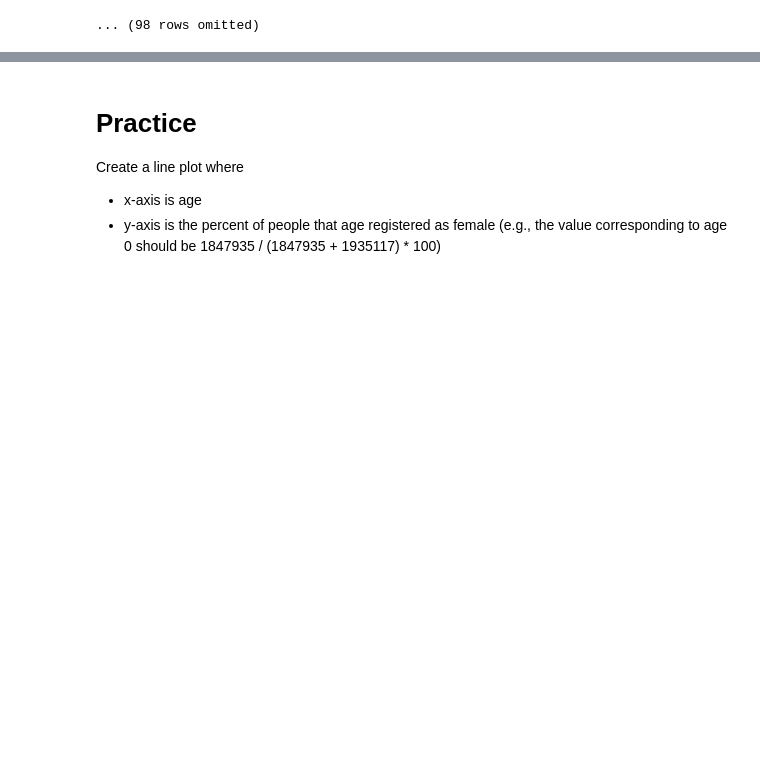
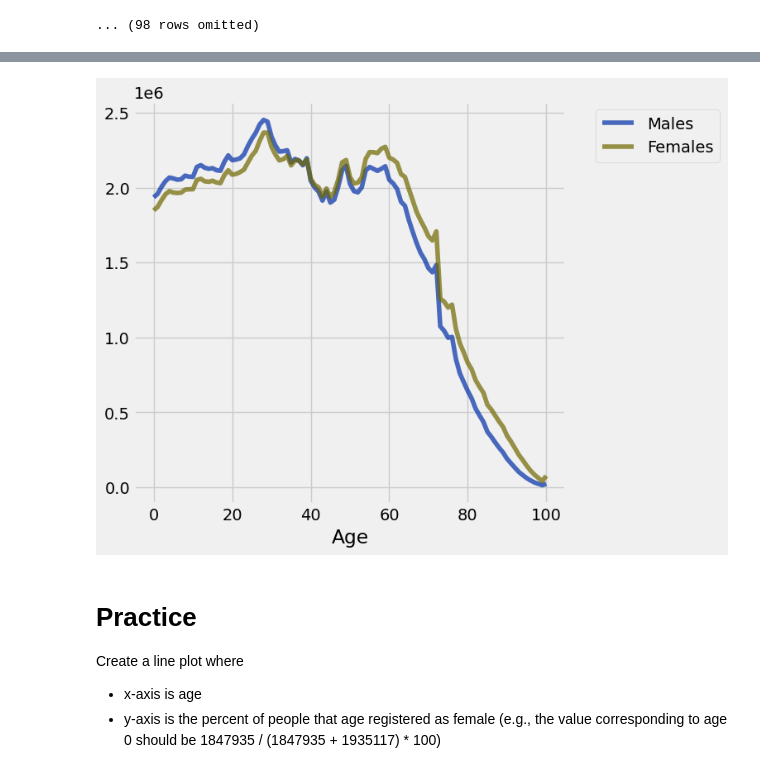
Before and after one commit to cohlrich/Intro-to-data-analytics---cohlrich, a Jupyter notebook: visualizations/visualizations.ipynb, the cells around one changed output, grey strips where cells are left out. Cells and saved outputs as stored; diff of their text form; code cells hidden in the pictures; blank space fills up the shorter version.

Commit message:
visualizations mods

```diff
--- a/visualizations/visualizations.ipynb
+++ b/visualizations/visualizations.ipynb
@@ -84,6 +90,8 @@ NameError: name 'pop_2019' is not defined
 # %%
 # If only one argument is provided, all other columns are assumed to be y-axis data for separate plots
-pop_2019.plot('Age')
+pop_2019_mf.plot('Age')
+# %% [output]
+[figure, added]
 # %% [markdown]
 # Practice
 Create a line plot where
```
Also changed, not shown: parts of 7 cells of this notebook, 11 other files.
